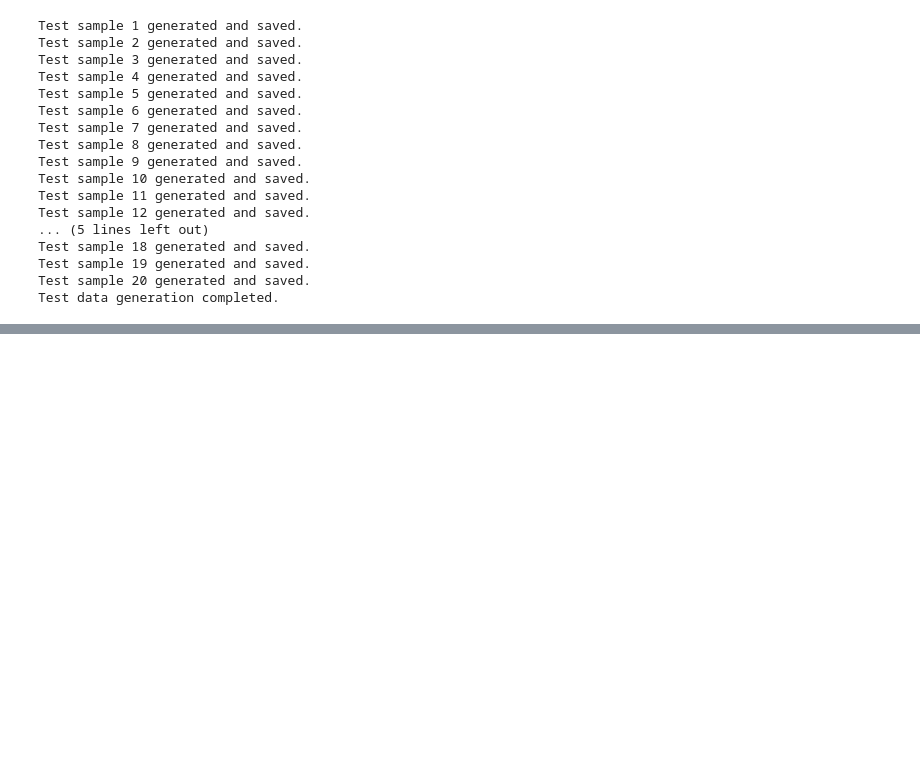
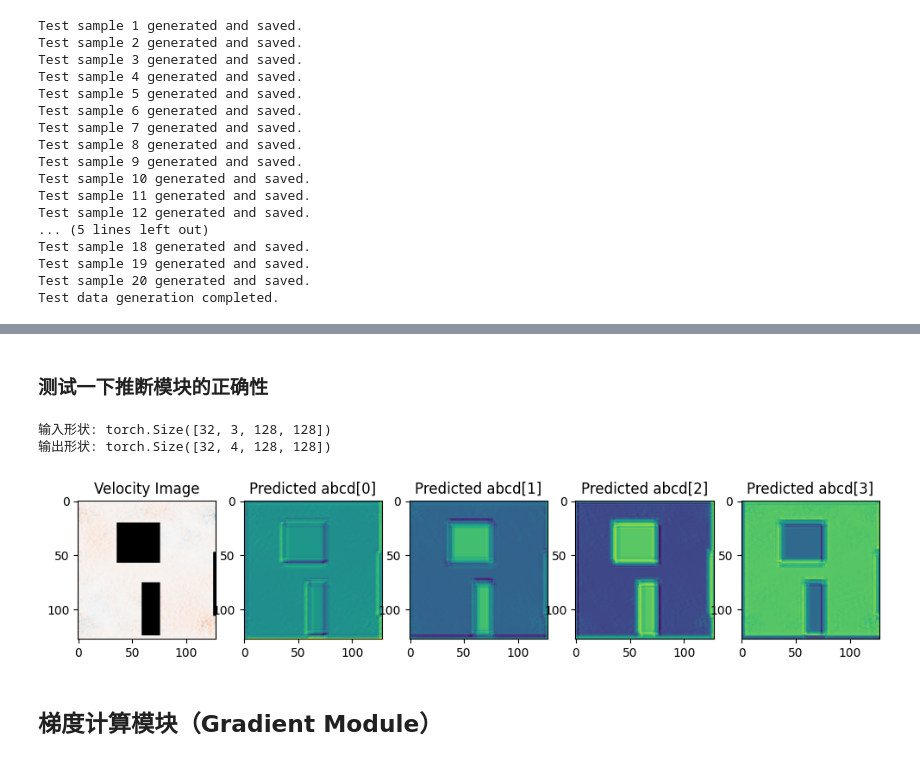
Before and after one commit to jackyvava/SR_waveFunction, a Jupyter notebook: Clebsch_Buquan/dataGen.ipynb, the cells around one changed output, grey strips where cells are left out. Saved outputs shown, nothing was run; the diff lists cells and outputs as text; code cells hidden in the pictures; blank space fills up the shorter version.

```diff
--- a/Clebsch_Buquan/dataGen.ipynb
+++ b/Clebsch_Buquan/dataGen.ipynb
@@ -286,0 +1170,51 @@ visualize_npy_files(velocity_file, abcd_file, slice_index=64)
+# %% [markdown]
+### 测试一下推断模块的正确性
+# %%
+import torch
+
+# 创建推断模块的实例
+inference_module = InferenceModule()
+
+# 将模型移动到GPU（如果可用）
+device = torch.device('cuda' if torch.cuda.is_available() else 'cpu')
+inference_module = inference_module.to(device)
+
+# 加载数据集中的一批数据
+# 注意：确保train_loader已经定义且数据集已经加载正确
+for batch in train_loader:
+    velocity_img = batch[0].to(device)  # 获取第一个元素，即速度场图像，并将其移动到GPU（如果可用）
+    break  # 只需要一批数据进行测试
+
+# 前向传播测试
+abcd_output = inference_module(velocity_img)
+
+# 打印输入和输出的形状
+print(f"输入形状: {velocity_img.shape}")  # 应该是 (batch_size, 3, 128, 128)
+print(f"输出形状: {abcd_output.shape}")  # 应该是 (batch_size, 4, H', W')
+
+# 可视化部分输入和输出
+import matplotlib.pyplot as plt
+
+# 将tensor转换为numpy数组
+velocity_img_np = velocity_img[0].cpu().permute(1, 2, 0).numpy()  # 选取第一个样本并转换为numpy格式
+abcd_output_np = abcd_output[0].cpu().detach().numpy()  # 选取第一个样本并转换为numpy格式
+
+# 绘制速度场图像和推断出的abcd
+plt.figure(figsize=(12, 8))
+
+plt.subplot(1, 5, 1)
+plt.imshow(velocity_img_np)
+plt.title('Velocity Image')
+
+for i in range(4):
+    plt.subplot(1, 5, i + 2)
+    plt.imshow(abcd_output_np[i], cmap='viridis')
+    plt.title(f'Predicted abcd[{i}]')
+
+plt.show()
+# %% [output]
+输入形状: torch.Size([32, 3, 128, 128])
+输出形状: torch.Size([32, 4, 128, 128])
+[figure, added]
+# %% [markdown]
+## 梯度计算模块（Gradient Module）
```
Also changed, not shown: parts of 37 cells of this notebook, 2 other files.
